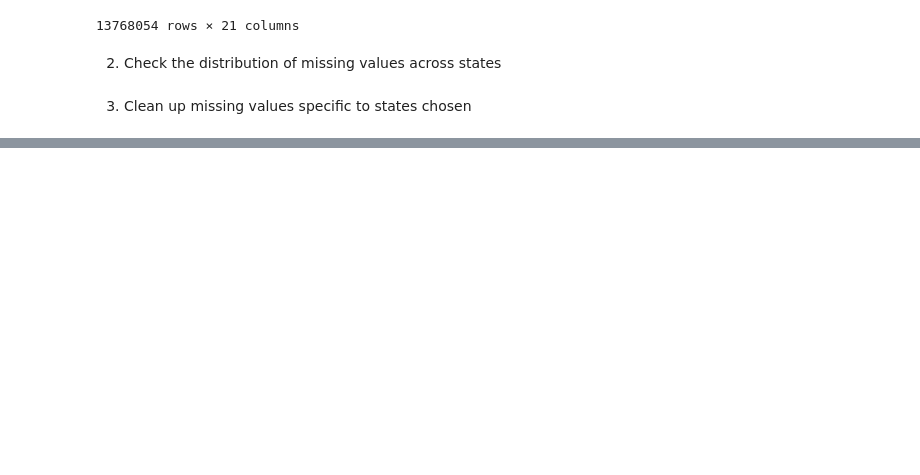
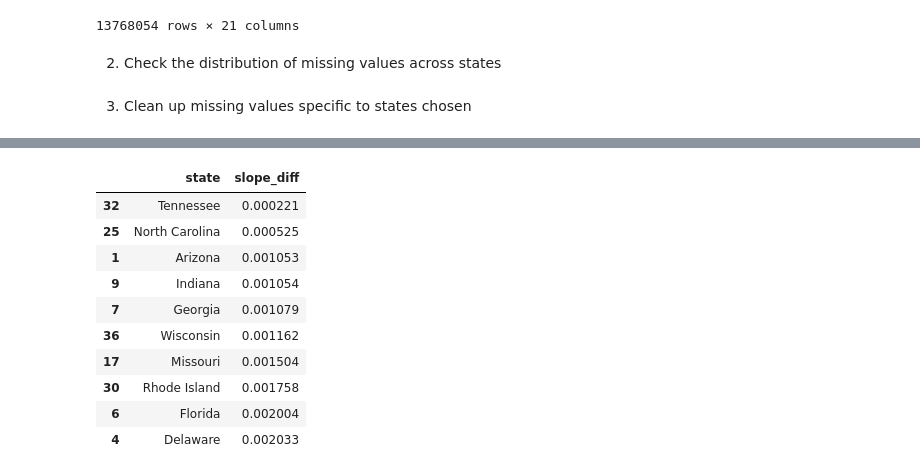
Before and after one commit to TeaTafaj/Recidivism-Education, a Jupyter notebook: pre_processing.ipynb, the cells around one changed output, grey strips where cells are left out. Saved outputs shown, nothing was run; the diff lists cells and outputs as text; code cells hidden in the pictures; blank space fills up the shorter version.

```diff
--- a/pre_processing.ipynb
+++ b/pre_processing.ipynb
@@ -194,0 +465,57 @@ df
+# %%
+import pandas as pd
+import numpy as np
+from sklearn.linear_model import LinearRegression
+
+# restrict to pre-treatment period
+df_pre = df[(df["RELEASEYR"] >= 2000) & (df["RELEASEYR"] < 2016)]
+
+# compute average recidivism by state-year
+state_trends = (
+    df_pre.groupby(["STATE_NAME", "RELEASEYR"])["within_2_yrs"].mean().reset_index()
+)
+# %%
+tx = state_trends[state_trends["STATE_NAME"] == "Texas"]
+
+X = tx["RELEASEYR"].values.reshape(-1, 1)
+y = tx["within_2_yrs"].values
+
+tx_model = LinearRegression().fit(X, y)
+tx_slope = tx_model.coef_[0]
+# %%
+scores = []
+
+for state in state_trends["STATE_NAME"].unique():
+
+    if state == "Texas":
+        continue
+
+    temp = state_trends[state_trends["STATE_NAME"] == state]
+
+    if len(temp) < 5:
+        continue
+
+    X = temp["RELEASEYR"].values.reshape(-1, 1)
+    y = temp["within_2_yrs"].values
+
+    model = LinearRegression().fit(X, y)
+    slope = model.coef_[0]
+
+    diff = abs(slope - tx_slope)
+
+    scores.append((state, diff))
+
+scores = pd.DataFrame(scores, columns=["state", "slope_diff"])
+scores.sort_values("slope_diff").head(10)
+# %% [output]
+|  | state | slope_diff |
+| 32 | Tennessee | 0.000221 |
+| 25 | North Carolina | 0.000525 |
+| 1 | Arizona | 0.001053 |
+| 9 | Indiana | 0.001054 |
+| 7 | Georgia | 0.001079 |
+| 36 | Wisconsin | 0.001162 |
+| 17 | Missouri | 0.001504 |
+| 30 | Rhode Island | 0.001758 |
+| 6 | Florida | 0.002004 |
+| 4 | Delaware | 0.002033 |
```
Also changed, not shown: parts of 25 cells of this notebook.
